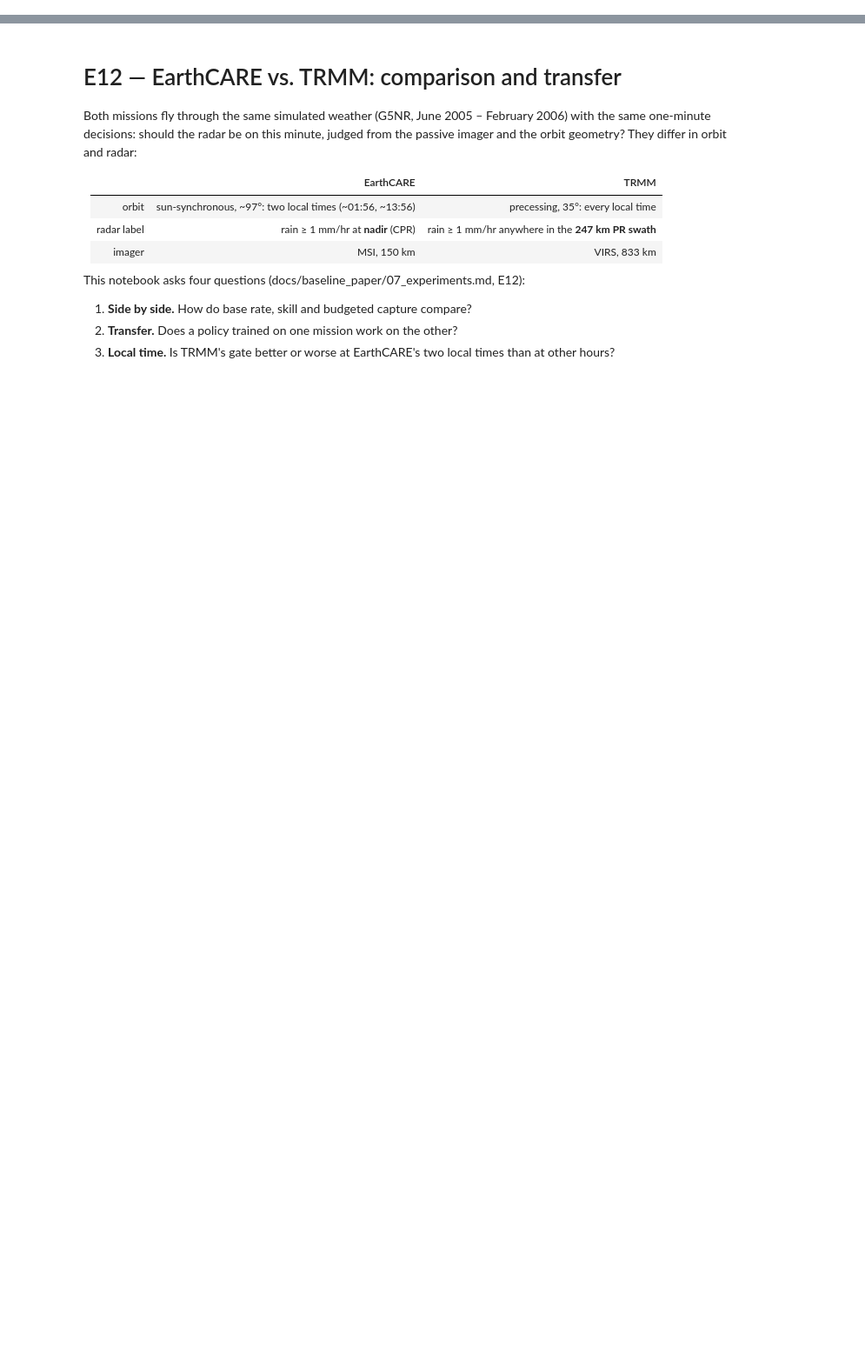
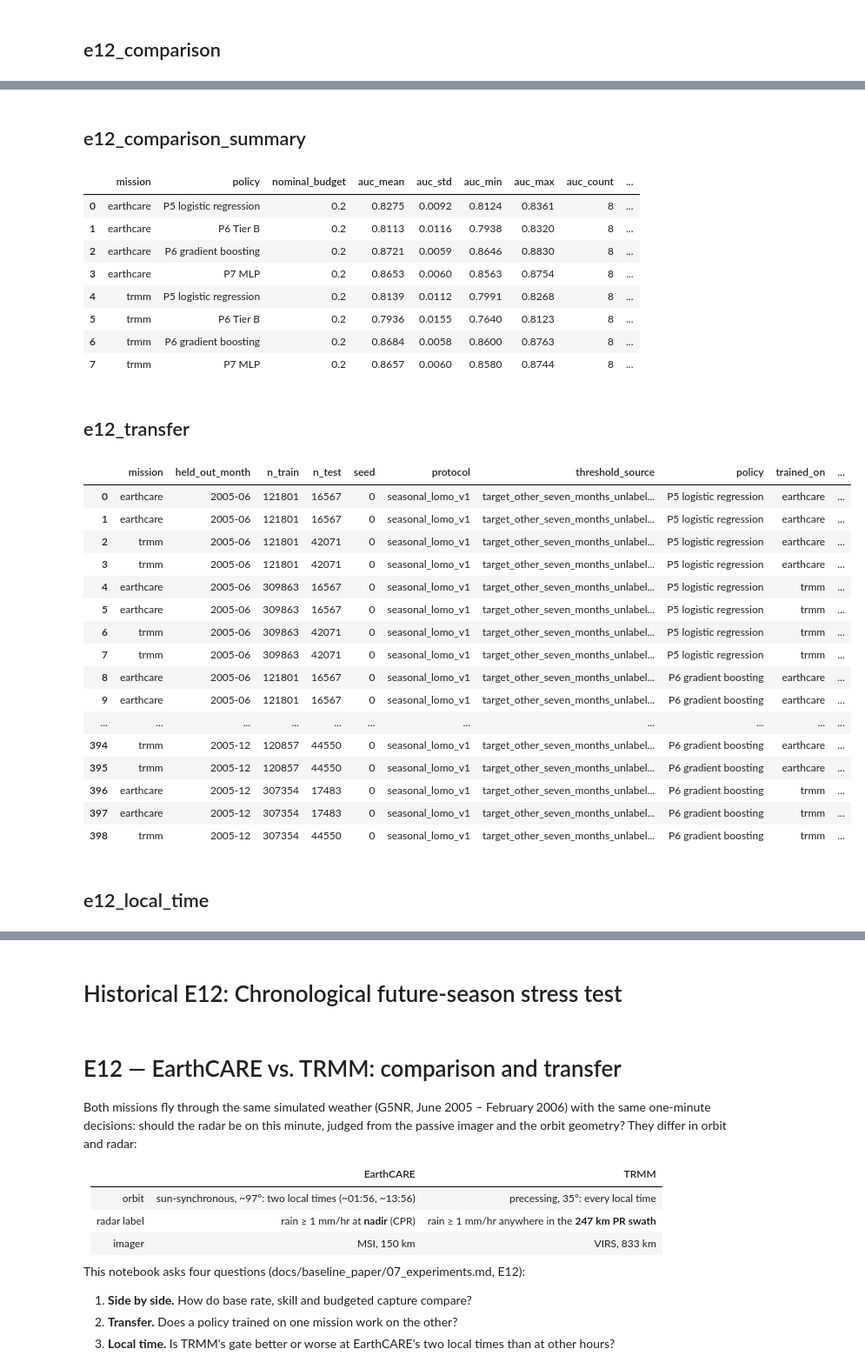
Before and after one commit to darthvader58/Code-Lab_RL_PriorityObs, a Jupyter notebook: missions/comparison/E12_comparison.ipynb, the cells around one changed output, grey strips where cells are left out. Shown at 87% size. Saved outputs shown, nothing was run; the diff lists cells and outputs as text; code cells hidden in the pictures; blank space fills up the shorter version.

Commit message:
add reproducible seasonal results to mission notebooks

```diff
--- a/missions/comparison/E12_comparison.ipynb
+++ b/missions/comparison/E12_comparison.ipynb
@@ -0,0 +9,17 @@
+# %%
+from pathlib import Path
+import sys, json
+import pandas as pd
+from IPython.display import display, Markdown
+SEASON_ROOT = next(p for p in [Path.cwd(), *Path.cwd().parents] if (p / 'baselines/core.py').exists())
+sys.path.insert(0, str(SEASON_ROOT))
+from baselines.notebook_checks import check_in_baseline_environment
+SEASON_COMPARE = SEASON_ROOT / 'missions/comparison/results/seasonal_lomo'
+season_comparison_meta = check_in_baseline_environment('comparison')
+display(season_comparison_meta)
+for experiment in ['e12_comparison','e12_comparison_summary','e12_transfer','e12_local_time']:
+    display(Markdown('## ' + experiment))
+    table = pd.read_csv(SEASON_COMPARE / (experiment + '.csv'))
+    with pd.option_context('display.max_rows', None):
+        display(table.drop(columns=['dataset_hash','source_dataset_hash','train_months','buffer_steps'],errors='ignore').round(4))
+# %% [output]
@@ -0,0 +42 @@
+## e12_comparison
@@ -0,0 +60,29 @@
+## e12_comparison_summary
+|  | mission | policy | nominal_budget | auc_mean | auc_std | auc_min | auc_max | auc_count | ... |
+| 0 | earthcare | P5 logistic regression | 0.2 | 0.8275 | 0.0092 | 0.8124 | 0.8361 | 8 | ... |
+| 1 | earthcare | P6 Tier B | 0.2 | 0.8113 | 0.0116 | 0.7938 | 0.8320 | 8 | ... |
+| 2 | earthcare | P6 gradient boosting | 0.2 | 0.8721 | 0.0059 | 0.8646 | 0.8830 | 8 | ... |
+| 3 | earthcare | P7 MLP | 0.2 | 0.8653 | 0.0060 | 0.8563 | 0.8754 | 8 | ... |
+| 4 | trmm | P5 logistic regression | 0.2 | 0.8139 | 0.0112 | 0.7991 | 0.8268 | 8 | ... |
+| 5 | trmm | P6 Tier B | 0.2 | 0.7936 | 0.0155 | 0.7640 | 0.8123 | 8 | ... |
+| 6 | trmm | P6 gradient boosting | 0.2 | 0.8684 | 0.0058 | 0.8600 | 0.8763 | 8 | ... |
+| 7 | trmm | P7 MLP | 0.2 | 0.8657 | 0.0060 | 0.8580 | 0.8744 | 8 | ... |
+## e12_transfer
+|  | mission | held_out_month | n_train | n_test | seed | protocol | threshold_source | policy | trained_on | ... |
+| 0 | earthcare | 2005-06 | 121801 | 16567 | 0 | seasonal_lomo_v1 | target_other_seven_months_unlabel... | P5 logistic regression | earthcare | ... |
+| 1 | earthcare | 2005-06 | 121801 | 16567 | 0 | seasonal_lomo_v1 | target_other_seven_months_unlabel... | P5 logistic regression | earthcare | ... |
+| 2 | trmm | 2005-06 | 121801 | 42071 | 0 | seasonal_lomo_v1 | target_other_seven_months_unlabel... | P5 logistic regression | earthcare | ... |
+| 3 | trmm | 2005-06 | 121801 | 42071 | 0 | seasonal_lomo_v1 | target_other_seven_months_unlabel... | P5 logistic regression | earthcare | ... |
+| 4 | earthcare | 2005-06 | 309863 | 16567 | 0 | seasonal_lomo_v1 | target_other_seven_months_unlabel... | P5 logistic regression | trmm | ... |
+| 5 | earthcare | 2005-06 | 309863 | 16567 | 0 | seasonal_lomo_v1 | target_other_seven_months_unlabel... | P5 logistic regression | trmm | ... |
+| 6 | trmm | 2005-06 | 309863 | 42071 | 0 | seasonal_lomo_v1 | target_other_seven_months_unlabel... | P5 logistic regression | trmm | ... |
+| 7 | trmm | 2005-06 | 309863 | 42071 | 0 | seasonal_lomo_v1 | target_other_seven_months_unlabel... | P5 logistic regression | trmm | ... |
+| 8 | earthcare | 2005-06 | 121801 | 16567 | 0 | seasonal_lomo_v1 | target_other_seven_months_unlabel... | P6 gradient boosting | earthcare | ... |
+| 9 | earthcare | 2005-06 | 121801 | 16567 | 0 | seasonal_lomo_v1 | target_other_seven_months_unlabel... | P6 gradient boosting | earthcare | ... |
+| ... | ... | ... | ... | ... | ... | ... | ... | ... | ... | ... |
+| 394 | trmm | 2005-12 | 120857 | 44550 | 0 | seasonal_lomo_v1 | target_other_seven_months_unlabel... | P6 gradient boosting | earthcare | ... |
+| 395 | trmm | 2005-12 | 120857 | 44550 | 0 | seasonal_lomo_v1 | target_other_seven_months_unlabel... | P6 gradient boosting | earthcare | ... |
+| 396 | earthcare | 2005-12 | 307354 | 17483 | 0 | seasonal_lomo_v1 | target_other_seven_months_unlabel... | P6 gradient boosting | trmm | ... |
+| 397 | earthcare | 2005-12 | 307354 | 17483 | 0 | seasonal_lomo_v1 | target_other_seven_months_unlabel... | P6 gradient boosting | trmm | ... |
+| 398 | trmm | 2005-12 | 307354 | 44550 | 0 | seasonal_lomo_v1 | target_other_seven_months_unlabel... | P6 gradient boosting | trmm | ... |
+## e12_local_time
@@ -1,3 +106,5 @@
+# %% [markdown]
+# Historical E12: Chronological future-season stress test
 # %% [markdown]
 # E12 — EarthCARE vs. TRMM: comparison and transfer
 
```
Also changed, not shown: parts of 2 cells of this notebook, 9 other files.
